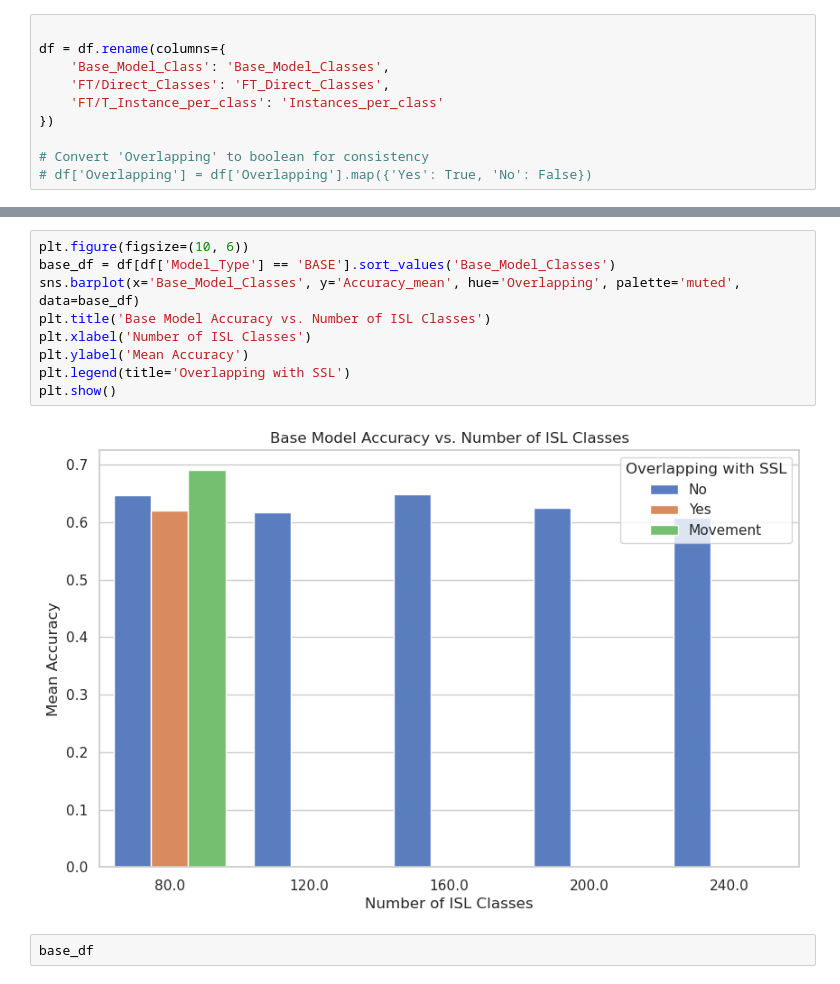
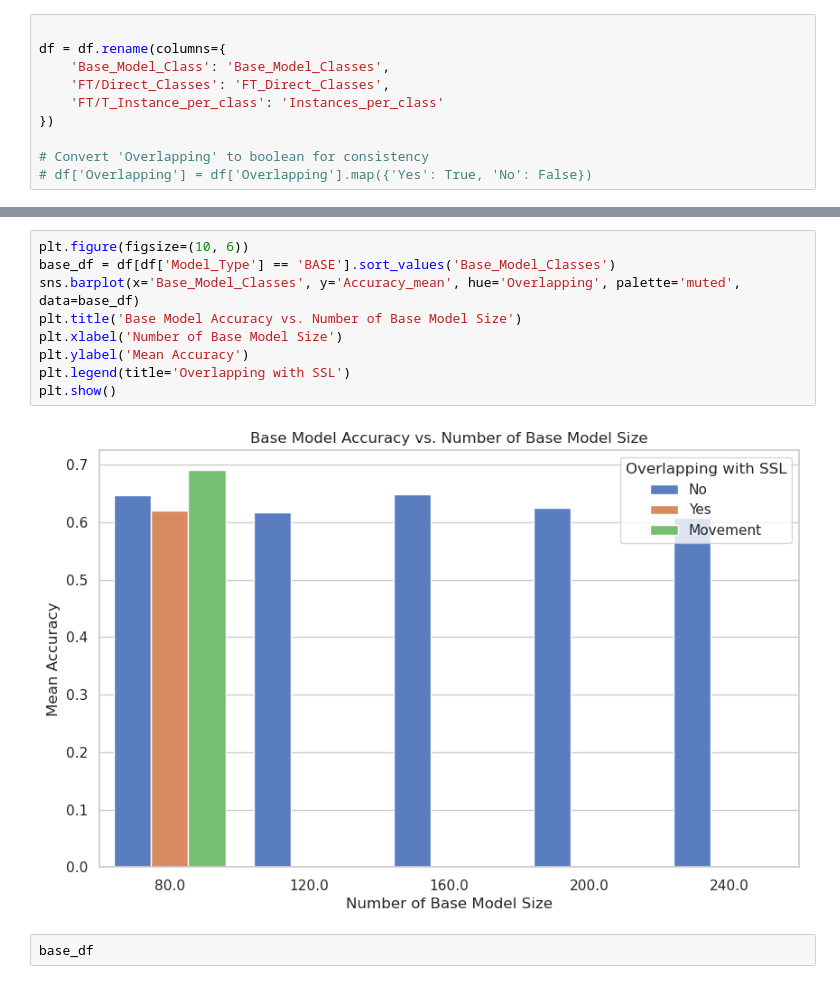
Before and after one commit to Neethamadhu-Madurasinghe/sign_language, a Jupyter notebook: plotting/SSL_models_results.ipynb, the cells around one changed output, grey strips where cells are left out. Saved outputs shown, nothing was run; the diff lists cells and outputs as text.

```diff
--- a/plotting/SSL_models_results.ipynb
+++ b/plotting/SSL_models_results.ipynb
@@ -64,14 +64,14 @@ display(HTML(scrollable_table))
 # %%
 plt.figure(figsize=(10, 6))
 base_df = df[df['Model_Type'] == 'BASE'].sort_values('Base_Model_Classes')
 sns.barplot(x='Base_Model_Classes', y='Accuracy_mean', hue='Overlapping', palette='muted', data=base_df)
-plt.title('Base Model Accuracy vs. Number of ISL Classes')
-plt.xlabel('Number of ISL Classes')
+plt.title('Base Model Accuracy vs. Number of Base Model Size')
+plt.xlabel('Number of Base Model Size')
 plt.ylabel('Mean Accuracy')
 plt.legend(title='Overlapping with SSL')
 plt.show()
 # %% [output]
-[figure, old version]
+[figure, new version]
 # %%
 base_df
 # %% [output]
```
